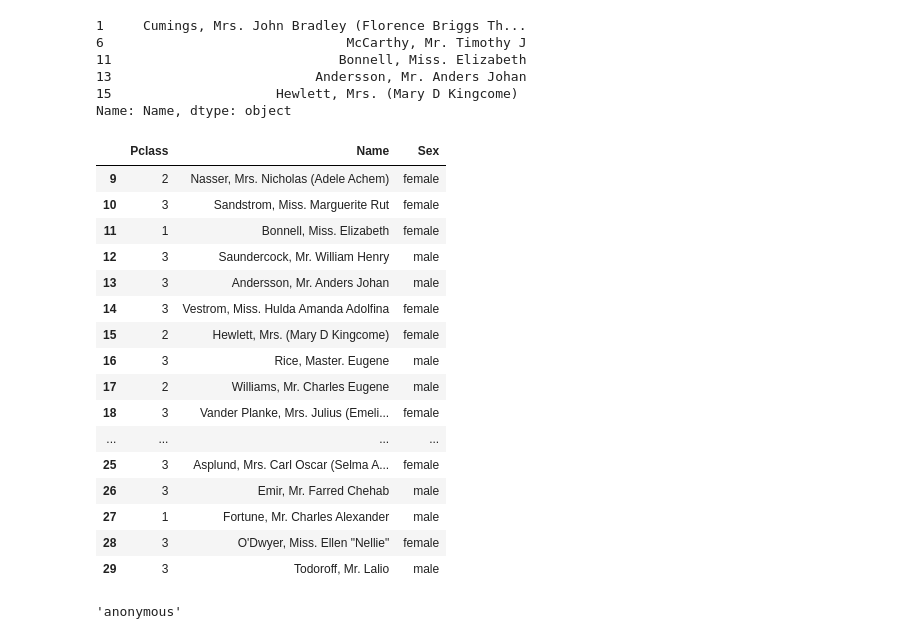
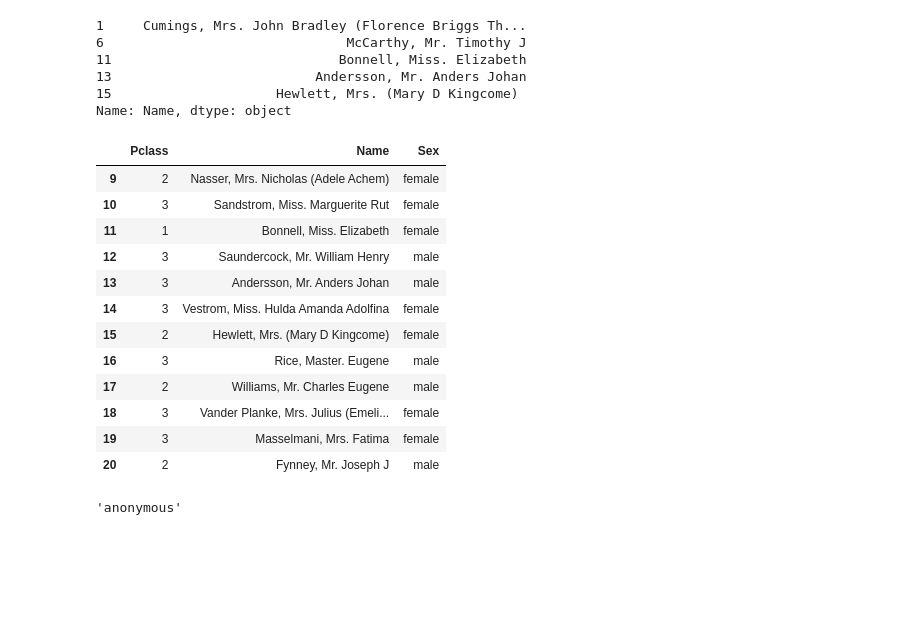
Before and after one commit to MrKami04/python-library, a Jupyter notebook: pandas/pandas.ipynb, the cells around one changed output. Saved outputs shown, nothing was run; the diff lists cells and outputs as text; code cells hidden in the pictures; blank space fills up the shorter version.

```diff
--- a/pandas/pandas.ipynb
+++ b/pandas/pandas.ipynb
@@ -95,5 +96,5 @@ titanic.to_excel('titanic.xlsx', sheet_name='passengers', index=False)
 # %%
-titanic = pd.read_excel('titanic.xlsx', sheet_name='passengers')
+# titanic = pd.read_excel('titanic.xlsx', sheet_name='passengers')
 # %%
 # check information about the dataset
 titanic.info()
@@ -213,25 +214,21 @@ Name: Name, dtype: object
 # %%
 #iloc is Pandas method used for position-based indexing.syntax: df.iloc[rows, columns]
 
-titanic.iloc[9:30, 2:5]
+titanic.iloc[9:21, 2:5]
 # %% [output]
 |  | Pclass | Name | Sex |
 | 9 | 2 | Nasser, Mrs. Nicholas (Adele Achem) | female |
 | 10 | 3 | Sandstrom, Miss. Marguerite Rut | female |
 | 11 | 1 | Bonnell, Miss. Elizabeth | female |
 | 12 | 3 | Saundercock, Mr. William Henry | male |
 | 13 | 3 | Andersson, Mr. Anders Johan | male |
 | 14 | 3 | Vestrom, Miss. Hulda Amanda Adolfina | female |
 | 15 | 2 | Hewlett, Mrs. (Mary D Kingcome) | female |
 | 16 | 3 | Rice, Master. Eugene | male |
 | 17 | 2 | Williams, Mr. Charles Eugene | male |
 | 18 | 3 | Vander Planke, Mrs. Julius (Emeli... | female |
-| ... | ... | ... | ... |
-| 25 | 3 | Asplund, Mrs. Carl Oscar (Selma A... | female |
-| 26 | 3 | Emir, Mr. Farred Chehab | male |
-| 27 | 1 | Fortune, Mr. Charles Alexander | male |
-| 28 | 3 | O'Dwyer, Miss. Ellen "Nellie" | female |
-| 29 | 3 | Todoroff, Mr. Lalio | male |
+| 19 | 3 | Masselmani, Mrs. Fatima | female |
+| 20 | 2 | Fynney, Mr. Joseph J | male |
 # %%
  # replace first three names with 'anonymous'
 anon = titanic.iloc[0:3,3] = 'anonymous'
```
Also changed, not shown: parts of 4 cells of this notebook.
